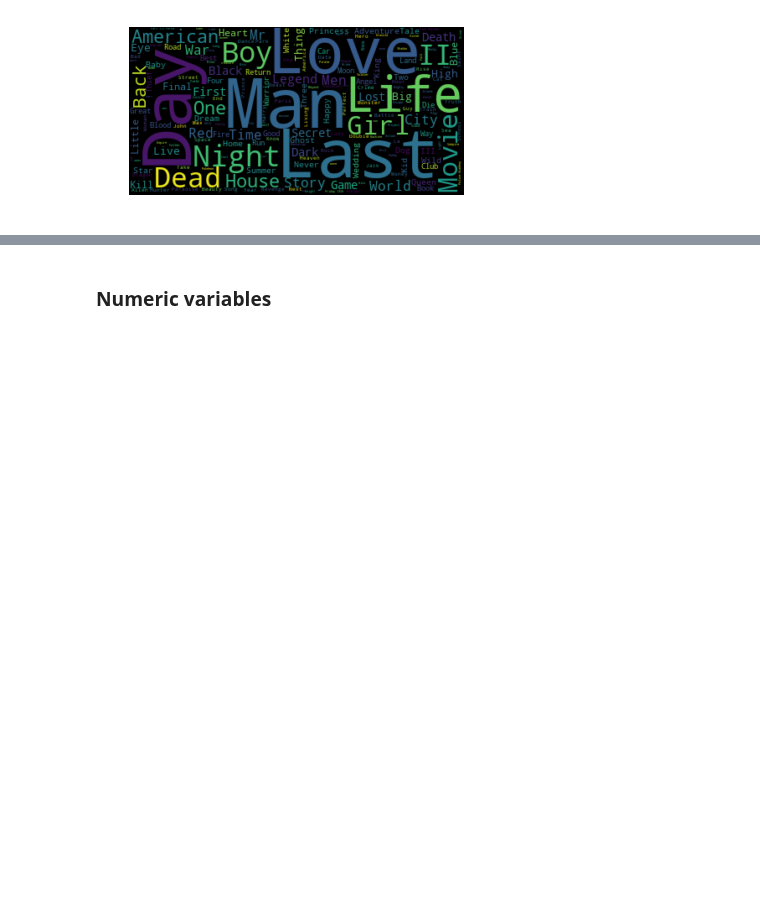
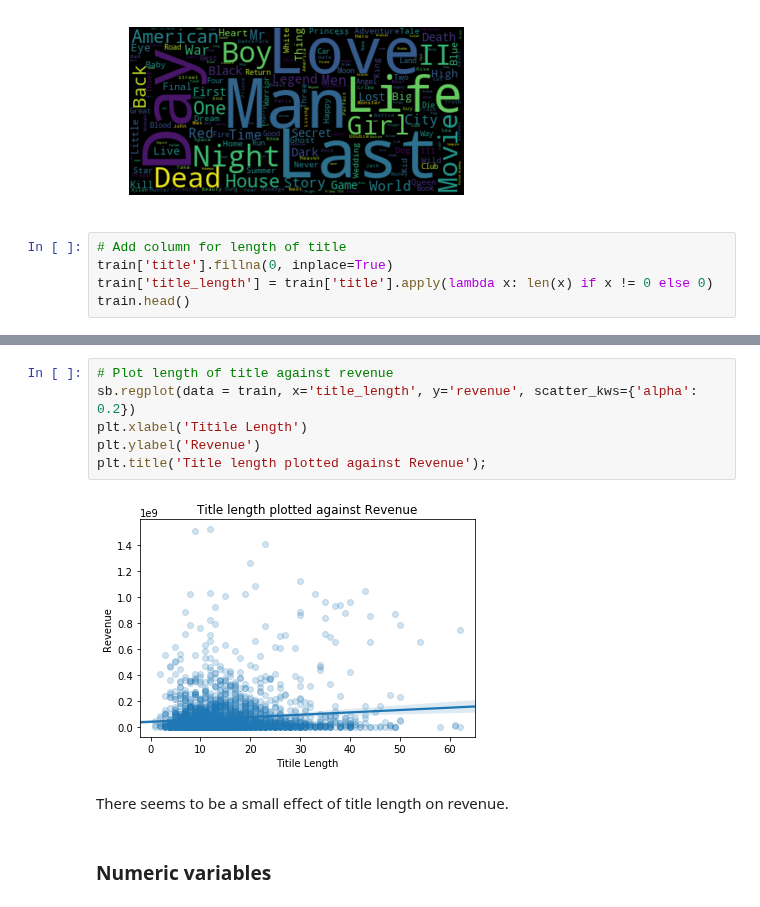
Before and after one commit to julianikulski/tmdb, a Jupyter notebook: tmdb.ipynb, the cells around one changed output, grey strips where cells are left out. Saved outputs shown, nothing was run; the diff lists cells and outputs as text; blank space fills up the shorter version.

```diff
--- a/tmdb.ipynb
+++ b/tmdb.ipynb
@@ -1125,3 +1125,8 @@ plt.show()
 # %% [output]
 193 movies have a title that contains one or more integers
 [figure]
+# %%
+# Add column for length of title
+train['title'].fillna(0, inplace=True)
+train['title_length'] = train['title'].apply(lambda x: len(x) if x != 0 else 0)
+train.head()
@@ -1128,3 +1141,13 @@ plt.show()
+# %%
+# Plot length of title against revenue
+sb.regplot(data = train, x='title_length', y='revenue', scatter_kws={'alpha': 0.2})
+plt.xlabel('Titile Length')
+plt.ylabel('Revenue')
+plt.title('Title length plotted against Revenue');
+# %% [output]
+[figure, added]
+# %% [markdown]
+There seems to be a small effect of title length on revenue.
 # %% [markdown]
 ### Numeric variables
 # %% [markdown]
```
Also changed, not shown: parts of 4 cells of this notebook.
